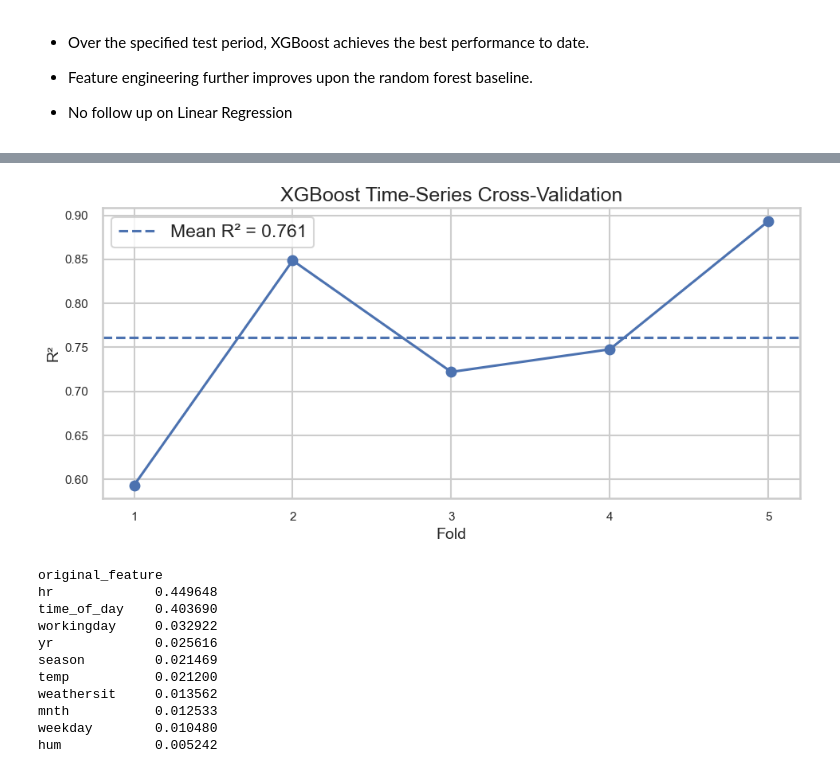
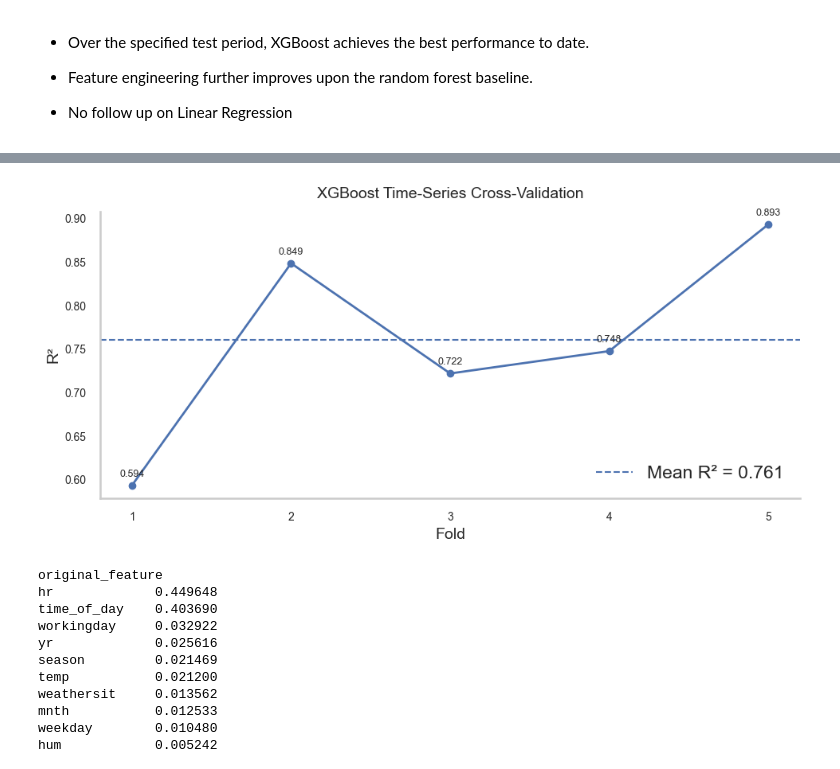
Before and after one commit to Thoericht/bike_sharing, a Jupyter notebook: 02_notebooks/03_modelling.ipynb, the cells around one changed output, grey strips where cells are left out. Saved outputs shown, nothing was run; the diff lists cells and outputs as text; code cells hidden in the pictures.

```diff
--- a/02_notebooks/03_modelling.ipynb
+++ b/02_notebooks/03_modelling.ipynb
@@ -768,32 +785,69 @@ plt.show()
 # %%
 cv_plot = cv_xgb_df.copy()
 
-plt.figure(figsize=(10, 5))
+mean_r2 = cv_plot['R2'].mean()
 
-plt.plot(
-    cv_plot["fold"],
-    cv_plot["R2"],
-    marker="o"
+fig, ax = plt.subplots(figsize=(10, 5))
+
+# Fold-Verlauf
+ax.plot(
+    cv_plot['fold'],
+    cv_plot['R2'],
+    marker='o',
+    linewidth=2,
+    markersize=6
 )
 
-plt.axhline(
-    cv_plot["R2"].mean(),
-    linestyle="--",
-    label=f"Mean R² = {cv_plot['R2'].mean():.3f}"
+# Mittelwertlinie
+ax.axhline(
+    mean_r2,
+    linestyle='--',
+    linewidth=1.5,
+    label=f"Mean R² = {mean_r2:.3f}"
 )
 
-plt.title("XGBoost Time-Series Cross-Validation")
-plt.xlabel("Fold")
-plt.ylabel("R²")
+# Werte an Punkten
+for x, y in zip(cv_plot['fold'], cv_plot['R2']):
+    ax.text(
+        x,
+        y + 0.01,
+        f"{y:.3f}",
+        ha='center',
+        fontsize=9
+    )
 
-plt.xticks(cv_plot["fold"])
+# Titel & Achsen
+ax.set_title(
+    'XGBoost Time-Series Cross-Validation',
+    fontsize=14,
+    pad=12
+)
 
-plt.legend()
+ax.set_xlabel('Fold')
+ax.set_ylabel('R²')
+
+ax.set_xticks(cv_plot['fold'])
+
+# Cleaner Look
+ax.grid(False)
+
+for spine in ['top', 'right']:
+    ax.spines[spine].set_visible(False)
+
+ax.tick_params(
+    axis='both',
+    labelsize=10
+)
+
+ax.legend(
+    frameon=False,
+    loc='best'
+)
 
 plt.tight_layout()
 plt.show()
 # %% [output]
-[figure, old version]
+[figure, new version]
 # %%
 # --------------------------------
 # GROUPED FEATURE IMPORTANCE
```
Also changed, not shown: parts of 22 cells of this notebook, 4 other files.
